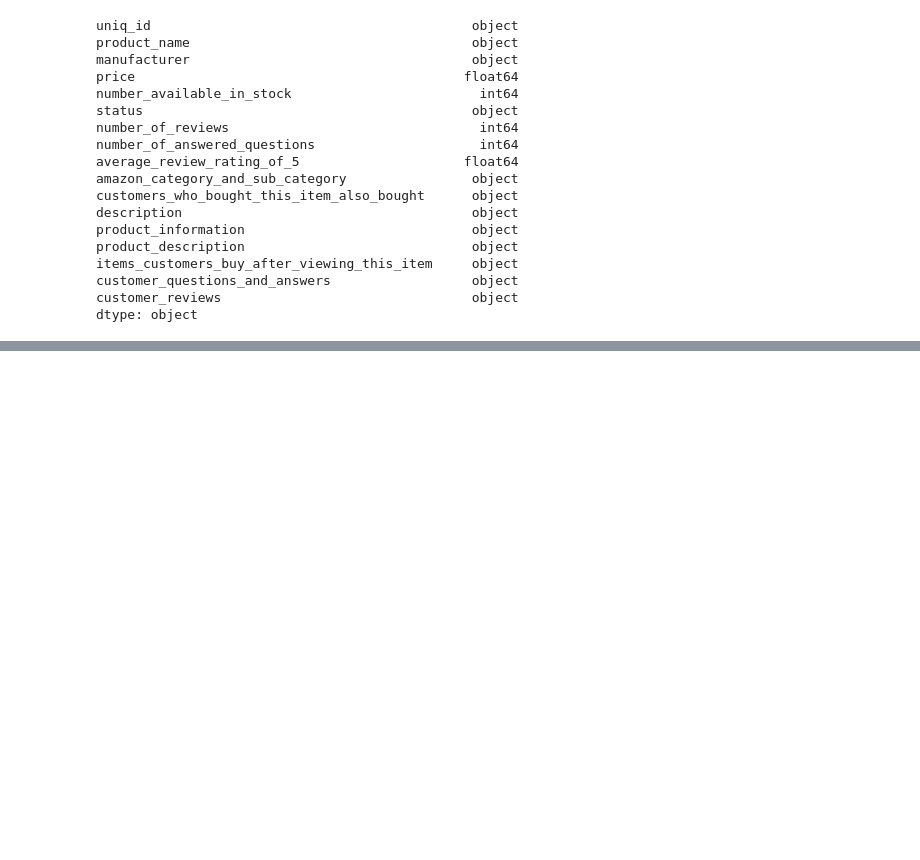
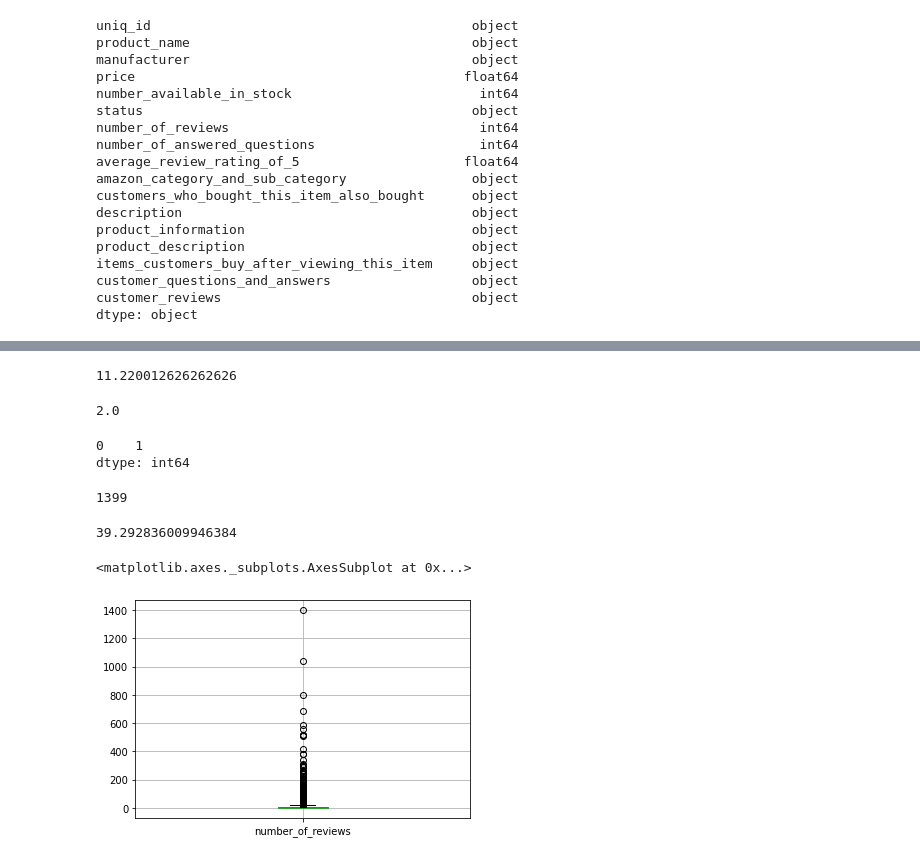
Before and after one commit to sekharmm/mandava_IT533, a Jupyter notebook: mandava_toydata.ipynb, the cells around one changed output, grey strips where cells are left out. Drawn from its saved outputs; the diff is of its cells as text; code cells hidden in the pictures; blank space fills up the shorter version.

```diff
--- a/mandava_toydata.ipynb
+++ b/mandava_toydata.ipynb
@@ -7,7 +7,7 @@ import matplotlib.pyplot as plt
 # %% [markdown]
 load the csv data from the github account:
 # %%
- toydata = pd.read_csv("https://raw.githubusercontent.com/sekharmm/mandava_IT533/main/amazon_toy_sample_clean.csv",encoding_errors='ignore')
+ toydata = pd.read_csv("https://raw.githubusercontent.com/sekharmm/mandava_IT533/main/amazon_toy_sample_clean.csv",encoding="ISO-8859-1")
 # %%
 toydata
 # %% [output]
@@ -69,0 +74,26 @@ find the rows and columns
+# %%
+toydata.number_of_reviews.mean()
+# %% [output]
+11.220012626262626
+# %%
+toydata.number_of_reviews.median()
+# %% [output]
+2.0
+# %%
+toydata.number_of_reviews.mode()
+# %% [output]
+0    1
+dtype: int64
+# %%
+toydata.number_of_reviews.max()
+# %% [output]
+1399
+# %%
+toydata.number_of_reviews.std()
+# %% [output]
+39.292836009946384
+# %%
+toydata.boxplot(['number_of_reviews'])
+# %% [output]
+<matplotlib.axes._subplots.AxesSubplot at 0x...>
+[figure, added]
```
Also changed, not shown: parts of 14 cells of this notebook.
